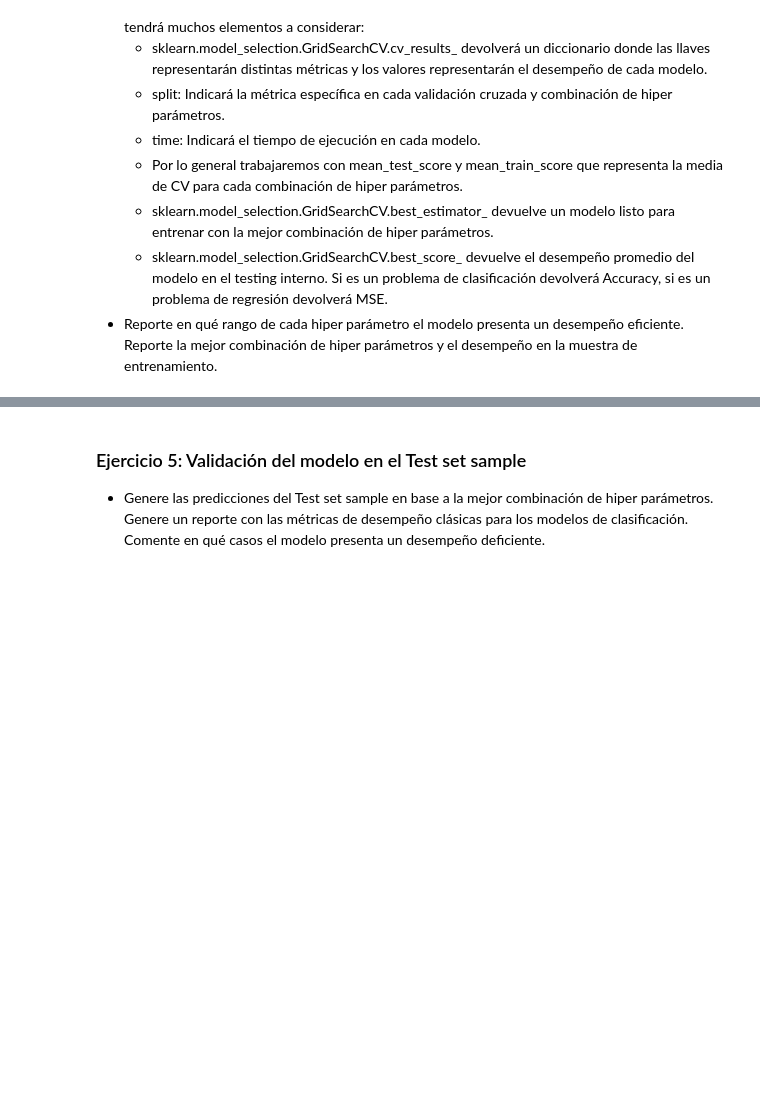
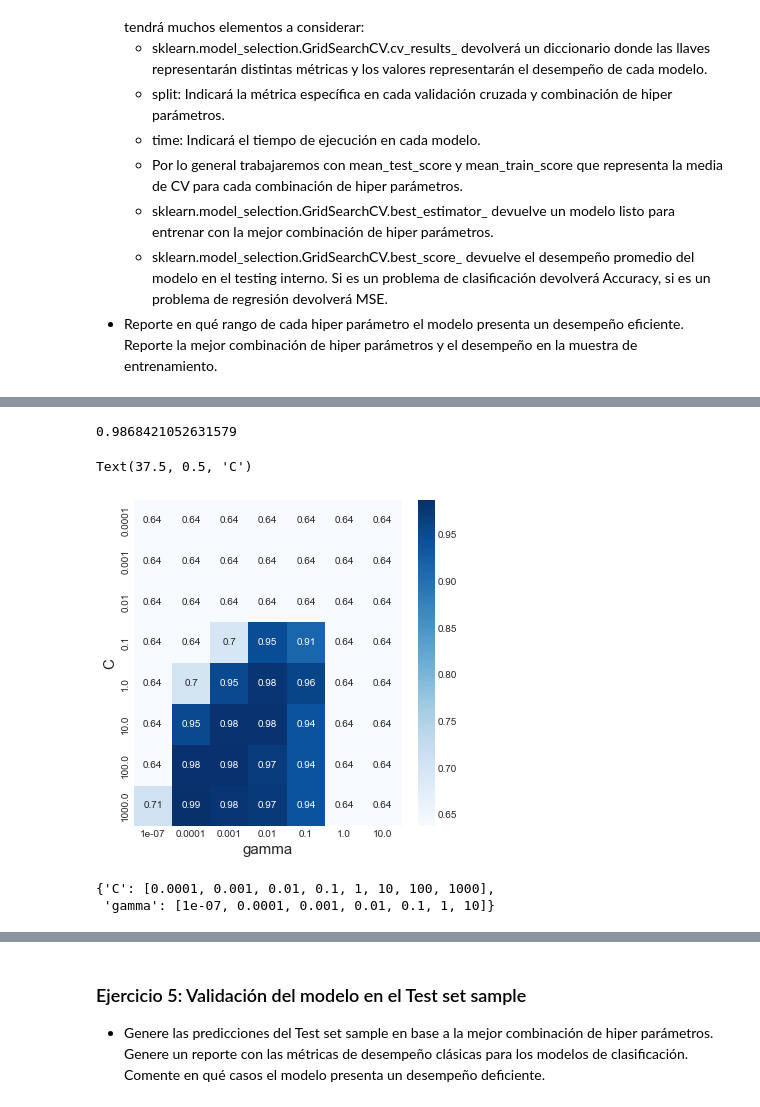
Before and after one commit to Denniels/Machine_Learning, a Jupyter notebook: SVM/Desafío_SVM.ipynb, the cells around one changed output, grey strips where cells are left out. Saved outputs shown, nothing was run; the diff lists cells and outputs as text; code cells hidden in the pictures; blank space fills up the shorter version.

```diff
--- a/SVM/Desafío_SVM.ipynb
+++ b/SVM/Desafío_SVM.ipynb
@@ -212,0 +228,4 @@ externa. Si tenemos un archivo de testing externo, se recomienda no hacer divisi
+# %%
+grilla =  GridSearchCV(modelo, hiper_parametros, cv = 10, return_train_score = True)
+# %%
+grilla.fit(X_train, y_train)
@@ -212,0 +256,21 @@ externa. Si tenemos un archivo de testing externo, se recomienda no hacer divisi
+# %%
+grilla.best_score_
+# %% [output]
+0.9868421052631579
+# %%
+df_resultados = pd.DataFrame(grilla.cv_results_['mean_test_score'].reshape(len(grilla.param_grid['C']),len(grilla.param_grid['gamma'])))
+# %%
+df_resultados.columns = grilla.param_grid['gamma']
+df_resultados.index = grilla.param_grid['C']
+# %%
+sns.heatmap(df_resultados, annot = True, cmap='Blues')
+plt.xlabel('gamma', fontsize=15)
+plt.ylabel('C', fontsize=15)
+# %% [output]
+Text(37.5, 0.5, 'C')
+[figure, added]
+# %%
+grilla.param_grid
+# %% [output]
+{'C': [0.0001, 0.001, 0.01, 0.1, 1, 10, 100, 1000],
+ 'gamma': [1e-07, 0.0001, 0.001, 0.01, 0.1, 1, 10]}
```
Also changed, not shown: parts of 20 cells of this notebook.
